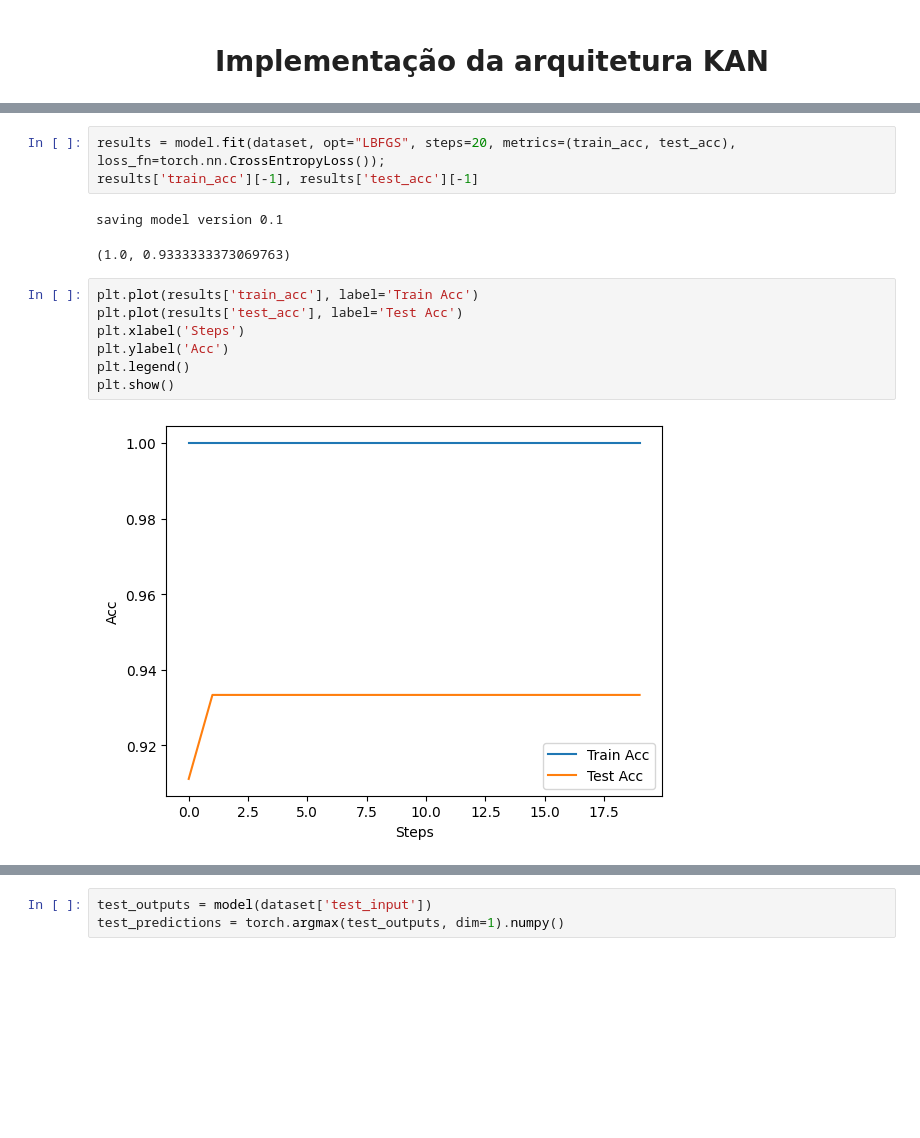
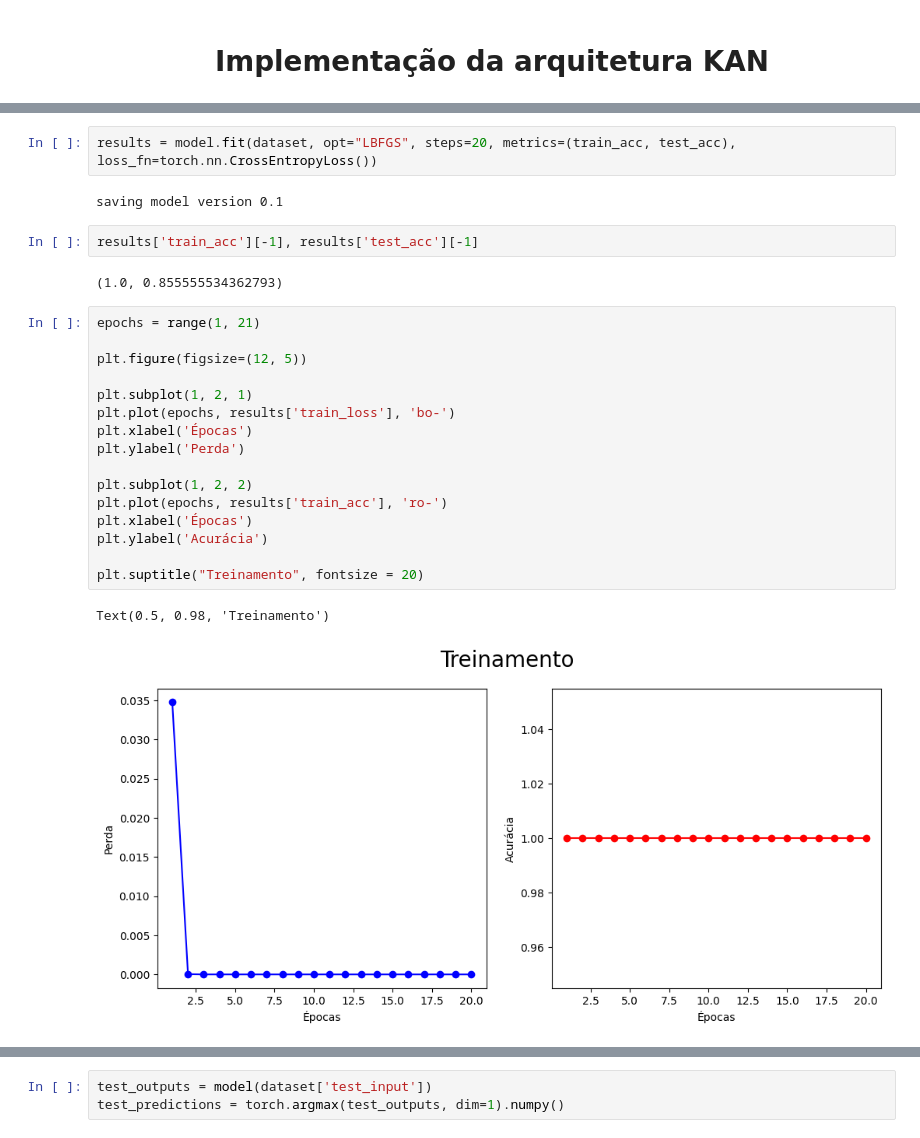
Before and after one commit to AlxDev-hub/Classificacao-KAN-DoencasPulmonares, a Jupyter notebook: teste1_kan.ipynb, the cells around one changed output, grey strips where cells are left out. Cells and saved outputs as stored; diff of their text form; blank space fills up the shorter version.

Commit message:
Qualificação - Resultados suspeitos

```diff
--- a/teste1_kan.ipynb
+++ b/teste1_kan.ipynb
@@ -94,15 +121,27 @@ def test_acc():
 # %%
-results = model.fit(dataset, opt="LBFGS", steps=20, metrics=(train_acc, test_acc), loss_fn=torch.nn.CrossEntropyLoss());
-results['train_acc'][-1], results['test_acc'][-1]
+results = model.fit(dataset, opt="LBFGS", steps=20, metrics=(train_acc, test_acc), loss_fn=torch.nn.CrossEntropyLoss())
 # %% [output]
 saving model version 0.1
-(1.0, 0.9333333373069763)
-# %%
-plt.plot(results['train_acc'], label='Train Acc')
-plt.plot(results['test_acc'], label='Test Acc')
-plt.xlabel('Steps')
-plt.ylabel('Acc')
-plt.legend()
-plt.show()
-# %% [output]
-[figure, removed]
+# %%
+results['train_acc'][-1], results['test_acc'][-1]
+# %% [output]
+(1.0, 0.855555534362793)
+# %%
+epochs = range(1, 21)
+
+plt.figure(figsize=(12, 5))
+
+plt.subplot(1, 2, 1)
+plt.plot(epochs, results['train_loss'], 'bo-')
+plt.xlabel('Épocas')
+plt.ylabel('Perda')
+
+plt.subplot(1, 2, 2)
+plt.plot(epochs, results['train_acc'], 'ro-')
+plt.xlabel('Épocas')
+plt.ylabel('Acurácia')
+
+plt.suptitle("Treinamento", fontsize = 20)
+# %% [output]
+Text(0.5, 0.98, 'Treinamento')
+[figure, added]
```
Also changed, not shown: parts of 30 cells of this notebook.
